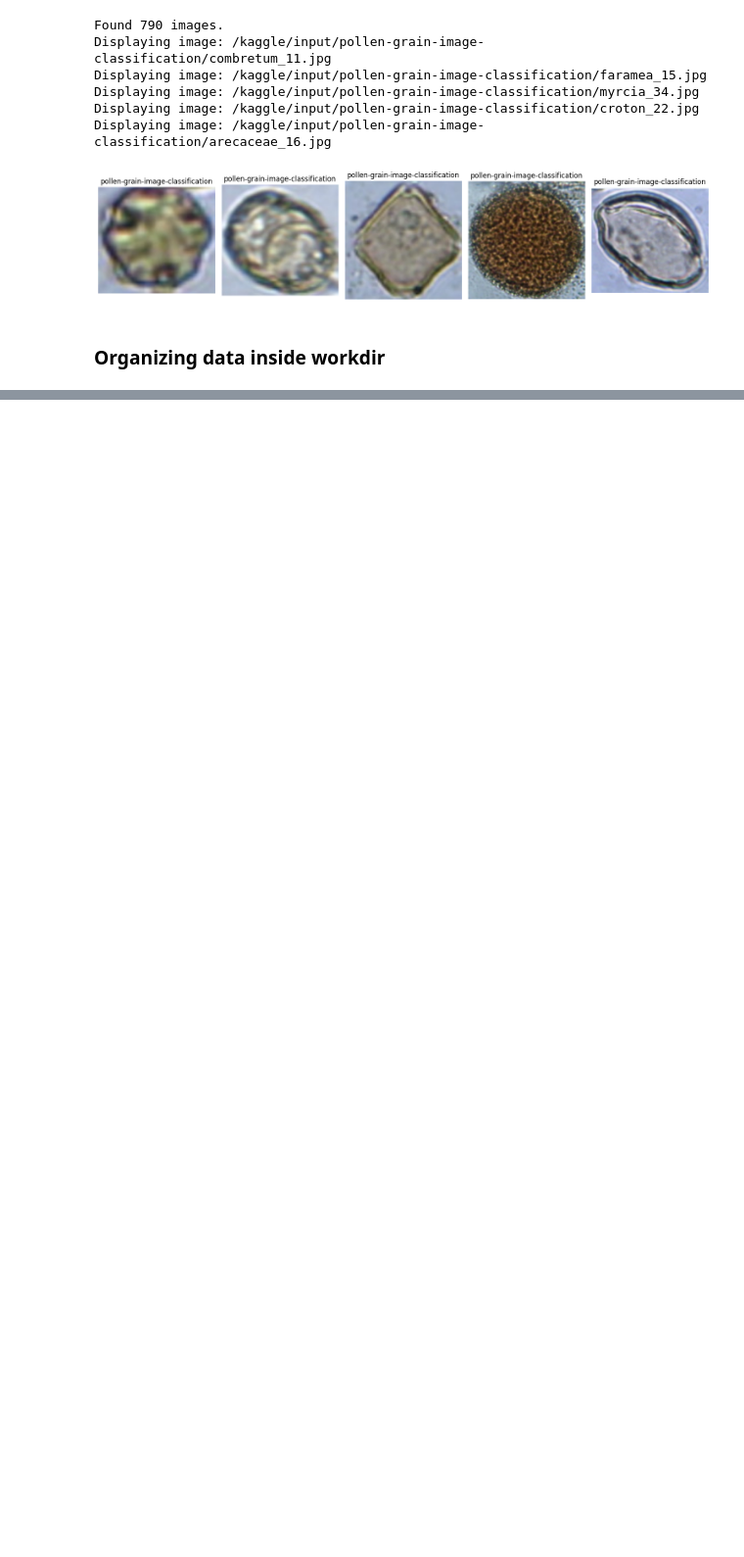
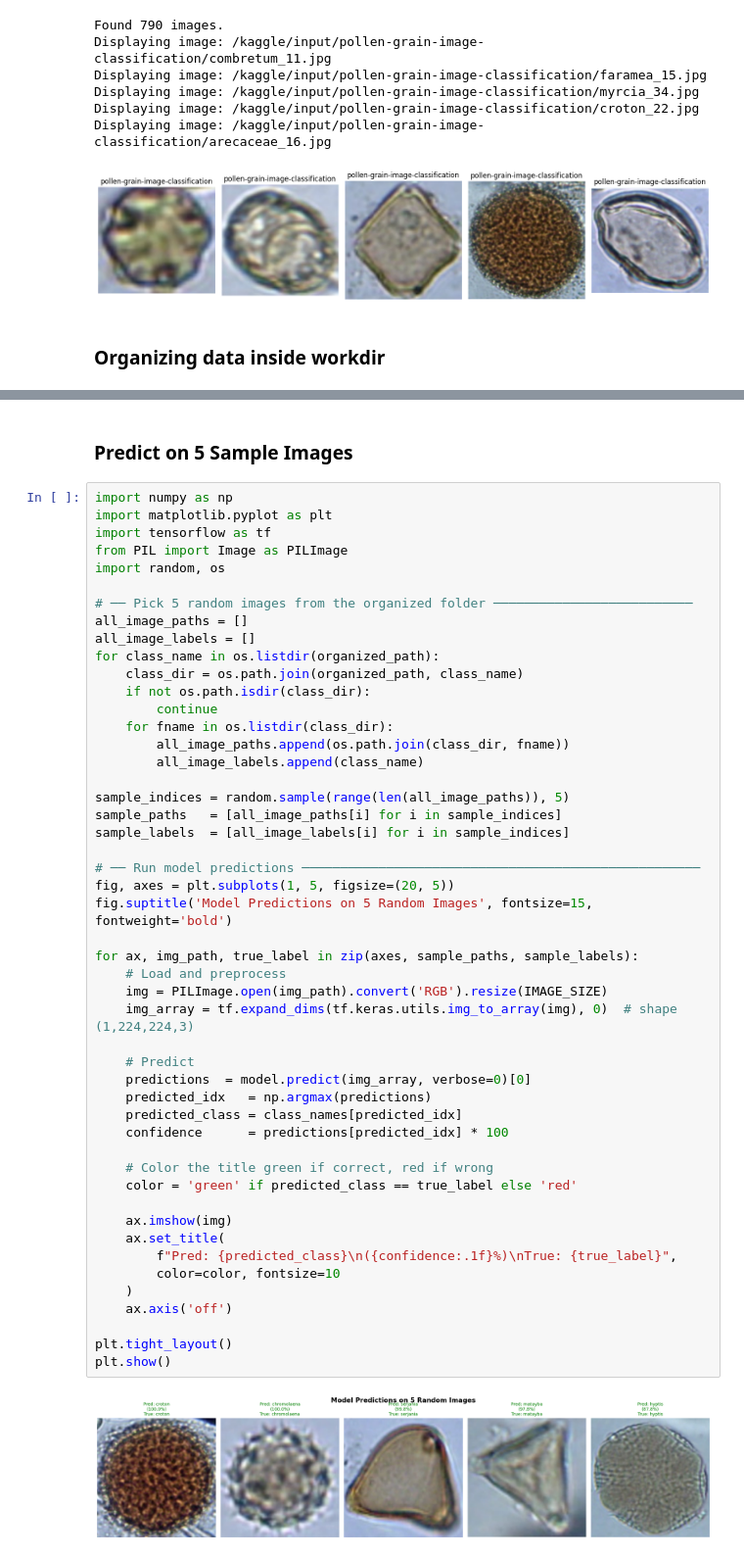
Before and after one commit to ysf-charroud/AI-Pollen-Grain-Image-Classification, a Jupyter notebook: main.ipynb, the cells around one changed output, grey strips where cells are left out. Shown at 98% size. Drawn from its saved outputs; the diff is of its cells as text; blank space fills up the shorter version.

```diff
--- a/main.ipynb
+++ b/main.ipynb
@@ -135,0 +297,53 @@ Found 22 different types of pollen:
+# %% [markdown]
+### Predict on 5 Sample Images
+# %%
+import numpy as np
+import matplotlib.pyplot as plt
+import tensorflow as tf
+from PIL import Image as PILImage
+import random, os
+
+# ── Pick 5 random images from the organized folder ──────────────────────────
+all_image_paths = []
+all_image_labels = []
+for class_name in os.listdir(organized_path):
+    class_dir = os.path.join(organized_path, class_name)
+    if not os.path.isdir(class_dir):
+        continue
+    for fname in os.listdir(class_dir):
+        all_image_paths.append(os.path.join(class_dir, fname))
+        all_image_labels.append(class_name)
+
+sample_indices = random.sample(range(len(all_image_paths)), 5)
+sample_paths   = [all_image_paths[i] for i in sample_indices]
+sample_labels  = [all_image_labels[i] for i in sample_indices]
+
+# ── Run model predictions ────────────────────────────────────────────────────
+fig, axes = plt.subplots(1, 5, figsize=(20, 5))
+fig.suptitle('Model Predictions on 5 Random Images', fontsize=15, fontweight='bold')
+
+for ax, img_path, true_label in zip(axes, sample_paths, sample_labels):
+    # Load and preprocess
+    img = PILImage.open(img_path).convert('RGB').resize(IMAGE_SIZE)
+    img_array = tf.expand_dims(tf.keras.utils.img_to_array(img), 0)  # shape (1,224,224,3)
+
+    # Predict
+    predictions  = model.predict(img_array, verbose=0)[0]
+    predicted_idx   = np.argmax(predictions)
+    predicted_class = class_names[predicted_idx]
+    confidence      = predictions[predicted_idx] * 100
+
+    # Color the title green if correct, red if wrong
+    color = 'green' if predicted_class == true_label else 'red'
+
+    ax.imshow(img)
+    ax.set_title(
+        f"Pred: {predicted_class}\n({confidence:.1f}%)\nTrue: {true_label}",
+        color=color, fontsize=10
+    )
+    ax.axis('off')
+
+plt.tight_layout()
+plt.show()
+# %% [output]
+[figure, added]
```
Also changed, not shown: parts of 5 cells of this notebook.
